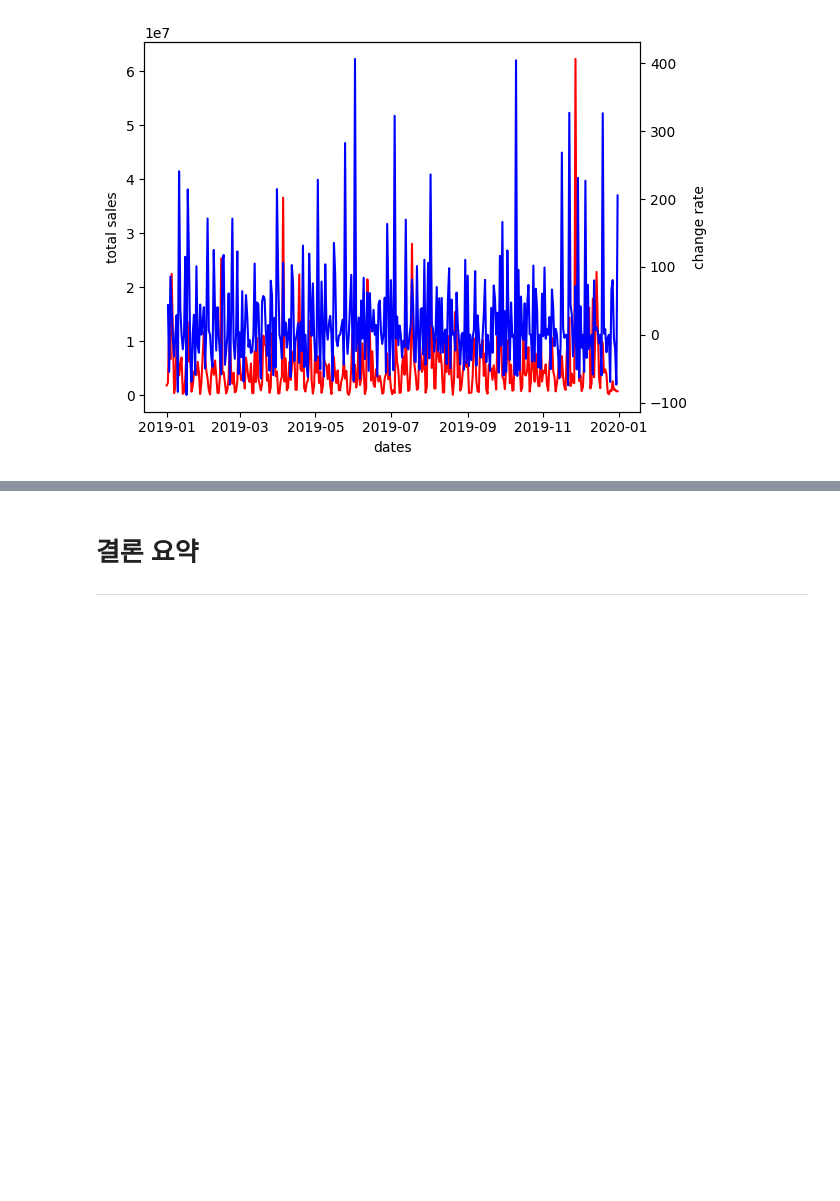
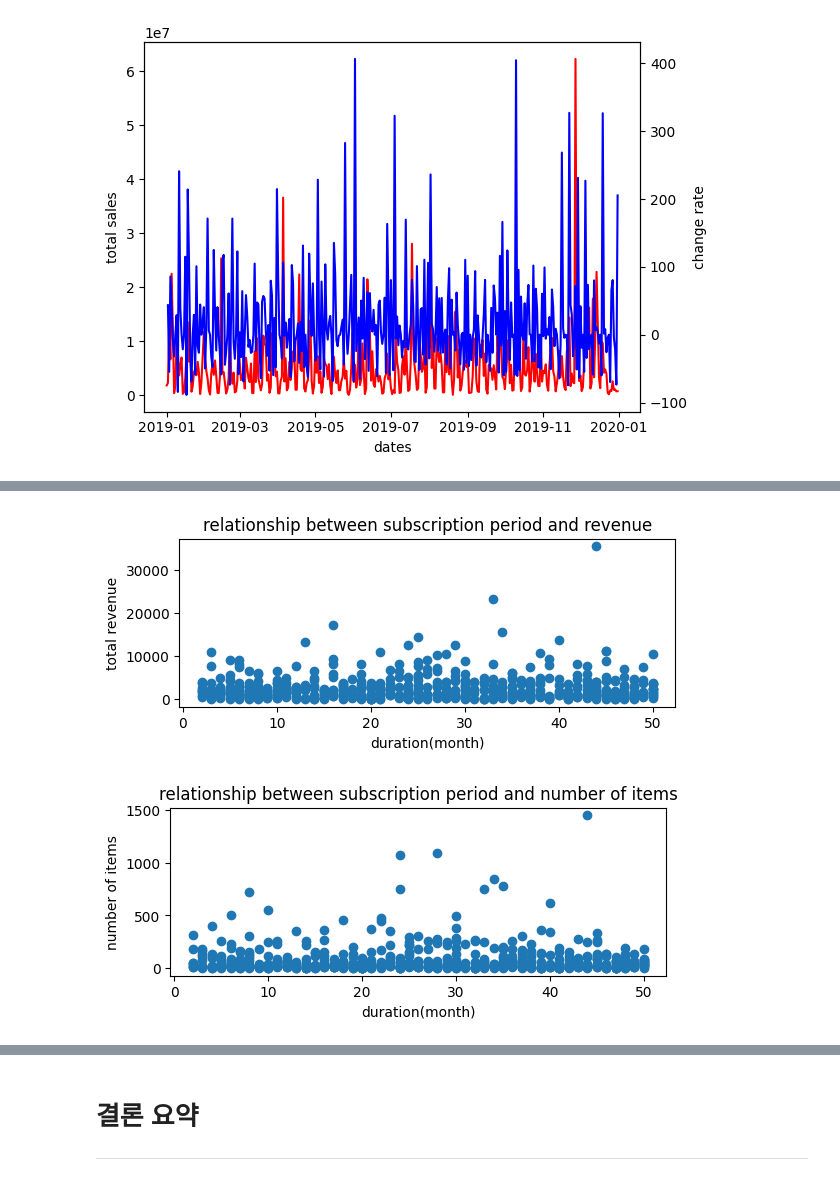
Before and after one commit to Randy-archive/ecommerce_seg, a Jupyter notebook: 랜디_Randy.ipynb, the cells around one changed output, grey strips where cells are left out. Drawn from its saved outputs; the diff is of its cells as text; code cells hidden in the pictures; blank space fills up the shorter version.

```diff
--- a/랜디_Randy.ipynb
+++ b/랜디_Randy.ipynb
@@ -321,0 +361,28 @@ CPM이나 CPC와 같은 온라인 마케팅 비용을 효율화하기 위해
+# %%
+# 날짜가 10월 1일 이후인 데이터만 추출,
+# 유저별로 총 매출액 합산하여 별도의 dataframe에 삽입
+date = datetime(2019, 10, 1)
+tmp = onlinesales[onlinesales['거래날짜'] >= date].copy()
+tmp['총매출'] = tmp['수량'] * tmp['평균금액']
+
+grouped = tmp.groupby('고객ID').agg({'수량':'sum', '총매출':'sum'}).reset_index()
+
+# 고객ID를 기준으로 grouped데이터와 customer데이터를 병합
+merged = pd.merge(customer[['고객ID', '가입기간']], grouped, on='고객ID')
+
+plt.subplot(2, 1, 1)
+plt.scatter(merged['가입기간'], merged['총매출'])
+plt.xlabel('duration(month)')
+plt.ylabel('total revenue')
+plt.title('relationship between subscription period and revenue')
+plt.show()
+
+plt.subplot(2, 1, 2)
+plt.scatter(merged['가입기간'], merged['수량'])
+plt.xlabel('duration(month)')
+plt.ylabel('number of items')
+plt.title('relationship between subscription period and number of items')
+plt.show()
+# %% [output]
+[figure, added]
+[figure, added]
```
Also changed, not shown: parts of 17 cells of this notebook, 1 other file.
